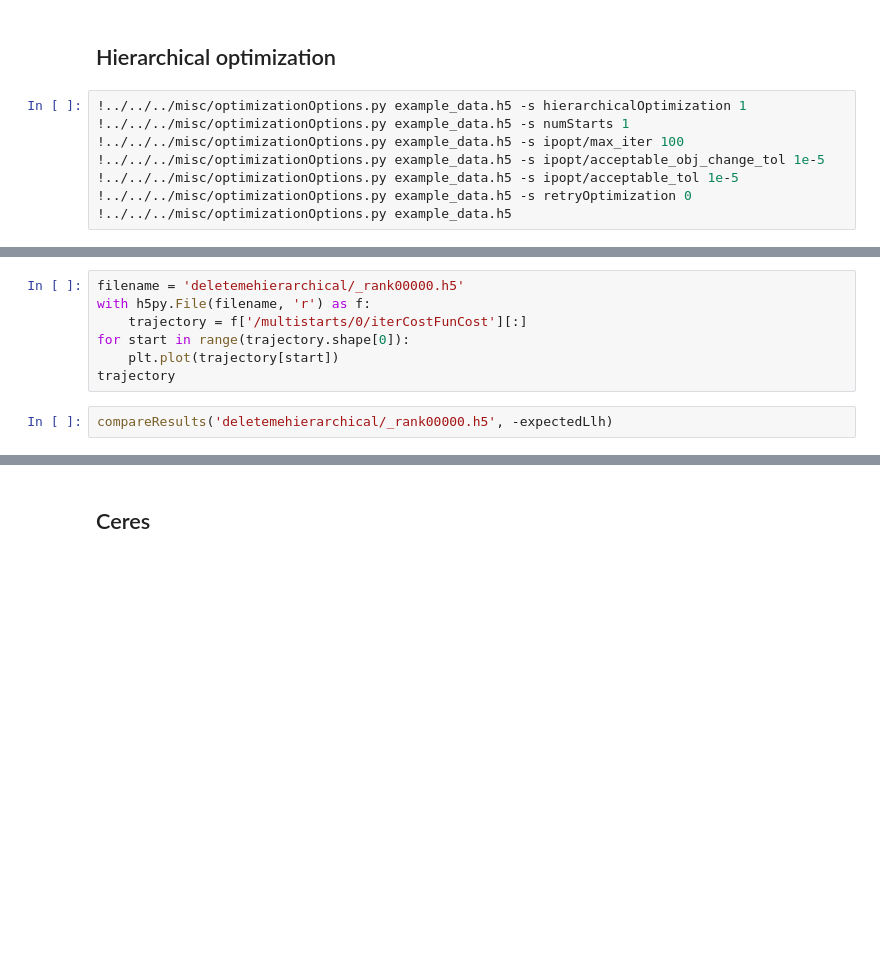
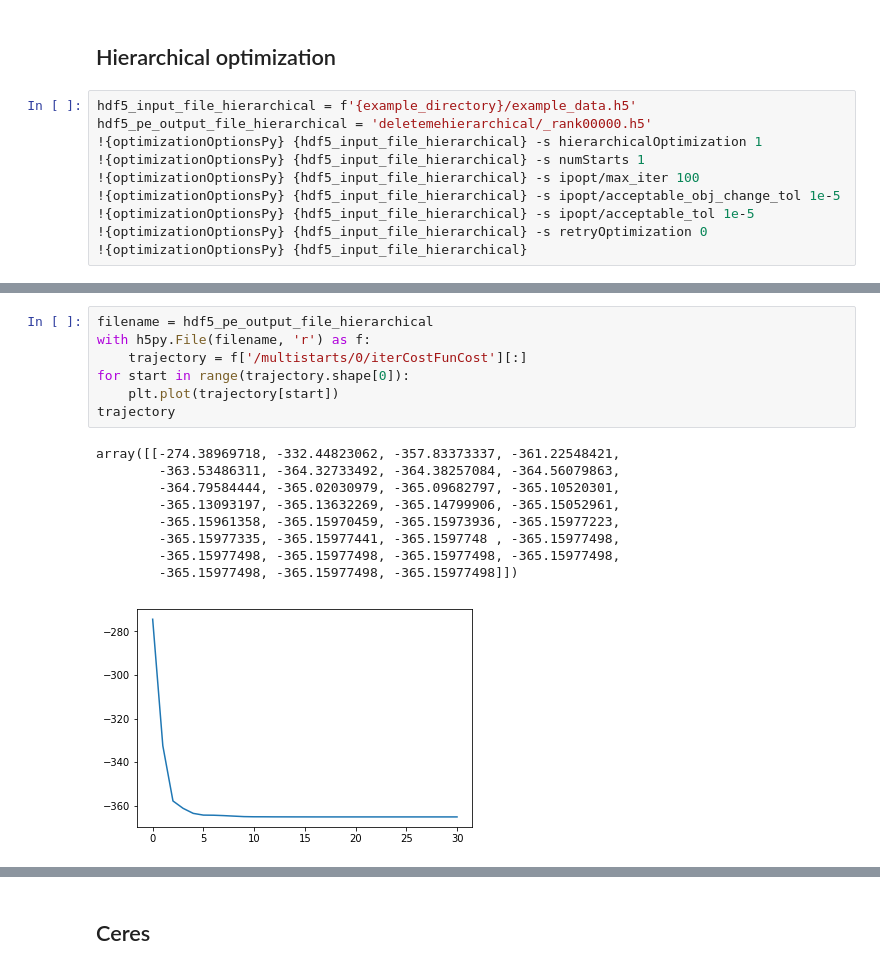
Before and after one commit to ICB-DCM/parPE, a Jupyter notebook: amici/examples/steadystate/parpeExampleSteadystate.ipynb, the cells around one changed output, grey strips where cells are left out. Saved outputs shown, nothing was run; the diff lists cells and outputs as text; blank space fills up the shorter version.

```diff
--- a/amici/examples/steadystate/parpeExampleSteadystate.ipynb
+++ b/amici/examples/steadystate/parpeExampleSteadystate.ipynb
@@ -579,10 +372,12 @@ plotTrajectoryFit(ymes, ysim, timepoints)
 # %% [markdown]
 ## Hierarchical optimization
 # %%
-!../../../misc/optimizationOptions.py example_data.h5 -s hierarchicalOptimization 1
-!../../../misc/optimizationOptions.py example_data.h5 -s numStarts 1
-!../../../misc/optimizationOptions.py example_data.h5 -s ipopt/max_iter 100
-!../../../misc/optimizationOptions.py example_data.h5 -s ipopt/acceptable_obj_change_tol 1e-5
-!../../../misc/optimizationOptions.py example_data.h5 -s ipopt/acceptable_tol 1e-5
-!../../../misc/optimizationOptions.py example_data.h5 -s retryOptimization 0
-!../../../misc/optimizationOptions.py example_data.h5
+hdf5_input_file_hierarchical = f'{example_directory}/example_data.h5'
+hdf5_pe_output_file_hierarchical = 'deletemehierarchical/_rank00000.h5'
+!{optimizationOptionsPy} {hdf5_input_file_hierarchical} -s hierarchicalOptimization 1
+!{optimizationOptionsPy} {hdf5_input_file_hierarchical} -s numStarts 1
+!{optimizationOptionsPy} {hdf5_input_file_hierarchical} -s ipopt/max_iter 100
+!{optimizationOptionsPy} {hdf5_input_file_hierarchical} -s ipopt/acceptable_obj_change_tol 1e-5
+!{optimizationOptionsPy} {hdf5_input_file_hierarchical} -s ipopt/acceptable_tol 1e-5
+!{optimizationOptionsPy} {hdf5_input_file_hierarchical} -s retryOptimization 0
+!{optimizationOptionsPy} {hdf5_input_file_hierarchical}
@@ -595,9 +434,17 @@ plotTrajectoryFit(ymes, ysim, timepoints)
 # %%
-filename = 'deletemehierarchical/_rank00000.h5'
+filename = hdf5_pe_output_file_hierarchical
 with h5py.File(filename, 'r') as f:
     trajectory = f['/multistarts/0/iterCostFunCost'][:]
 for start in range(trajectory.shape[0]):
     plt.plot(trajectory[start])
 trajectory
+# %% [output]
+array([[-274.38969718, -332.44823062, -357.83373337, -361.22548421,
+        -363.53486311, -364.32733492, -364.38257084, -364.56079863,
+        -364.79584444, -365.02030979, -365.09682797, -365.10520301,
+        -365.13093197, -365.13632269, -365.14799906, -365.15052961,
+        -365.15961358, -365.15970459, -365.15973936, -365.15977223,
+        -365.15977335, -365.15977441, -365.1597748 , -365.15977498,
+        -365.15977498, -365.15977498, -365.15977498, -365.15977498,
+        -365.15977498, -365.15977498, -365.15977498]])
+[figure, added]
-# %%
-compareResults('deletemehierarchical/_rank00000.h5', -expectedLlh)
```
Also changed, not shown: parts of 47 cells of this notebook, 4 other files.
